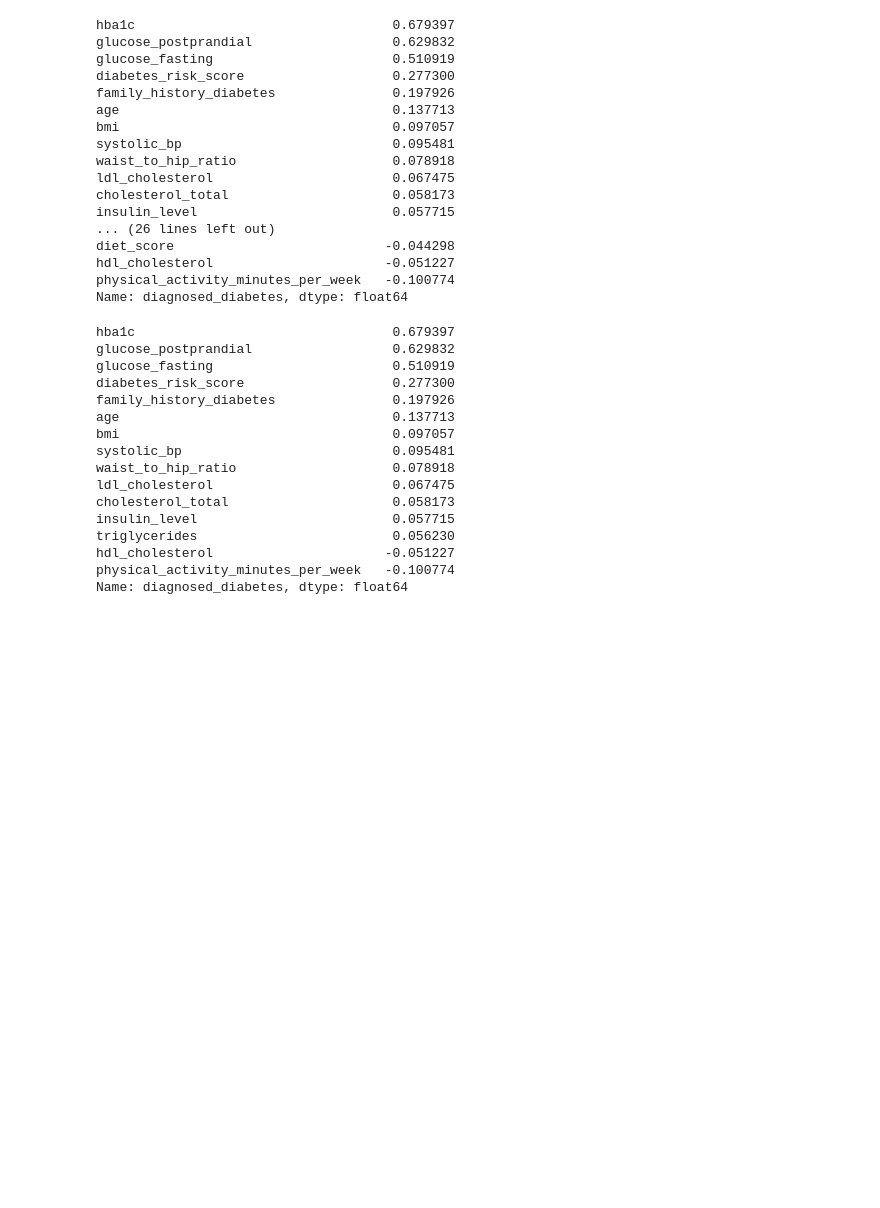
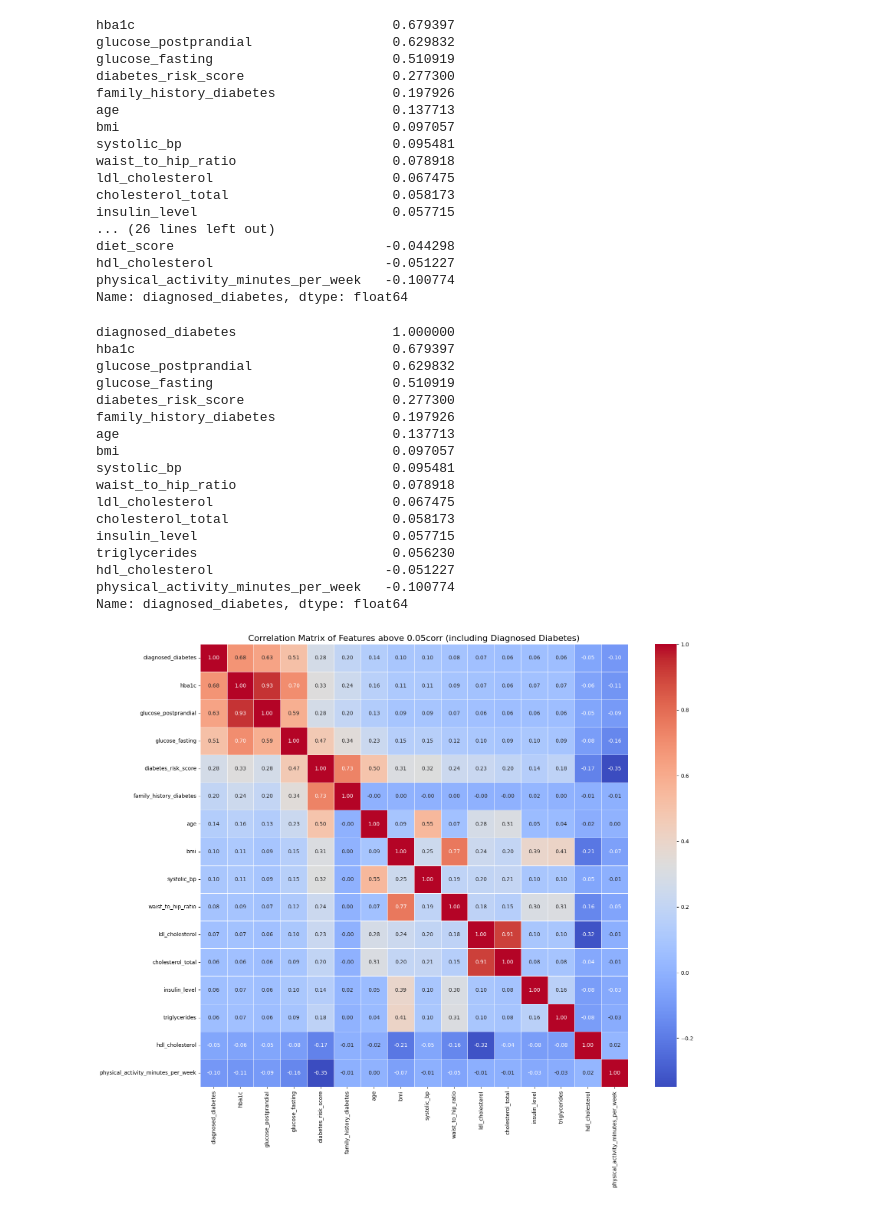
Before and after one commit to sterzoutt/DS3000A-GROUP, a Jupyter notebook: DS3000A_GROUP.ipynb, the cells around one changed output. Drawn from its saved outputs; the diff is of its cells as text; code cells hidden in the pictures; blank space fills up the shorter version.

Commit message:
Correlation Correlations

```diff
--- a/DS3000A_GROUP.ipynb
+++ b/DS3000A_GROUP.ipynb
@@ -78,6 +81,10 @@ Name: diagnosed_diabetes, dtype: float64
 # %%
 import matplotlib.pyplot as plt
 import seaborn as sns
+
+df = df.drop(columns=['diabetes_stage'], axis=1)
+df = pd.get_dummies(df, columns=['gender', 'ethnicity', 'education_level', 'income_level', 'employment_status',
+                                 'smoking_status'], drop_first=True)
 
 correlations_with_target = df.corr()['diagnosed_diabetes'].drop('diagnosed_diabetes')
 
@@ -178,11 +138,12 @@ hdl_cholesterol                      -0.051227
 physical_activity_minutes_per_week   -0.100774
 Name: diagnosed_diabetes, dtype: float64
 # %%
-selected_features = correlationMatrix['diagnosed_diabetes'].drop('diagnosed_diabetes')
-selected_features = selected_features[selected_features.abs() >= 0.05]
-selected_features = selected_features.sort_values(ascending=False)
-print(selected_features)
+selected_features_low = correlationMatrix['diagnosed_diabetes']
+selected_features_low = selected_features_low[selected_features_low.abs() >= 0.05]
+selected_features_low_list = selected_features_low.sort_values(ascending=False)
+print(selected_features_low_list)
 # %% [output]
+diagnosed_diabetes                    1.000000
 hba1c                                 0.679397
 glucose_postprandial                  0.629832
 glucose_fasting                       0.510919
@@ -199,4 +160,13 @@ triglycerides                         0.056230
 hdl_cholesterol                      -0.051227
 physical_activity_minutes_per_week   -0.100774
 Name: diagnosed_diabetes, dtype: float64
+# %%
+cols = selected_features_low_list.index
+correlationMatrix = df[cols].corr()
+plt.figure(figsize=(18, 15))
+sns.heatmap(correlationMatrix, annot=True, cmap='coolwarm', fmt='.2f', linewidths=.5)
+plt.title('Correlation Matrix of Features above 0.05corr (including Diagnosed Diabetes)', fontsize=16)
+plt.show()
+# %% [output]
+[figure, added]
 # %%
```
Also changed, not shown: parts of 9 cells of this notebook.
